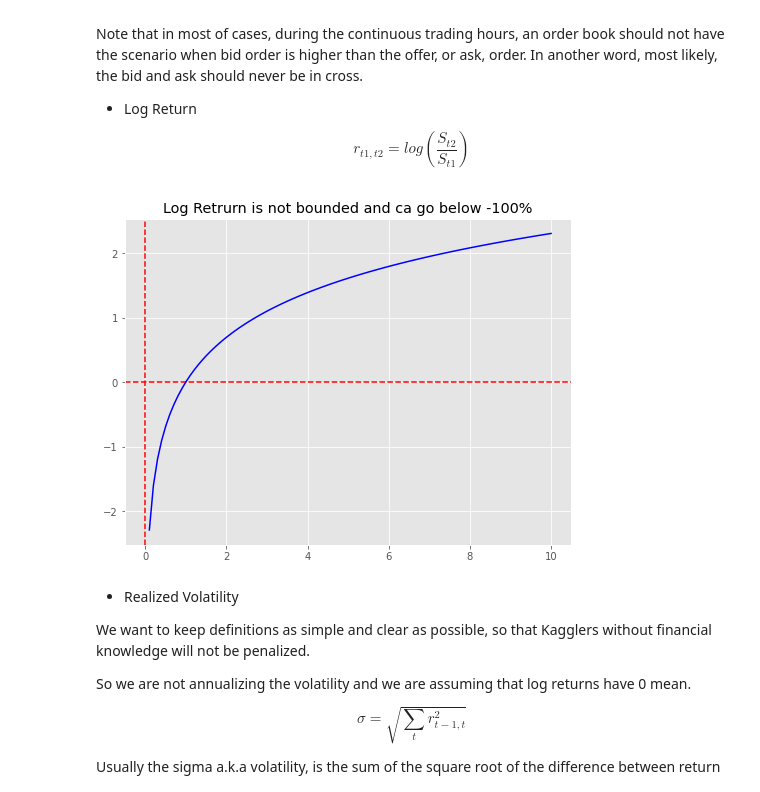
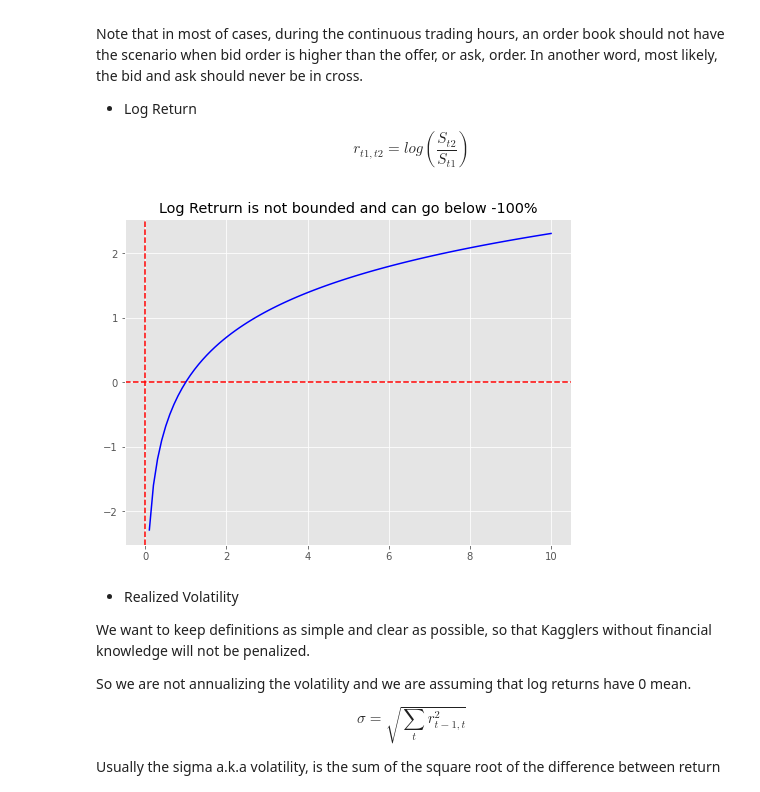
Before and after one commit to KenChiang1997/Optiver-Realized-Volatility-Prediction, a Jupyter notebook: Familiar with Competition DataSet.ipynb, the cells around one changed output. Saved outputs shown, nothing was run; the diff lists cells and outputs as text; code cells hidden in the pictures.

```diff
--- a/Familiar with Competition DataSet.ipynb
+++ b/Familiar with Competition DataSet.ipynb
@@ -109,13 +109,13 @@ $$ r_{t1,t2} = log(\frac{S_{t2}}{S_{t1}}) $$
 # %%
 x = np.linspace(0,10,100)
 fig,ax = plt.subplots(figsize=(8,6))
-ax.set_title('Log Retrurn is not bounded and ca go below -100%')
+ax.set_title('Log Retrurn is not bounded and can go below -100%')
 ax.axhline(0,color='red',linestyle='--')
 ax.axvline(0,color='red',linestyle='--')
 ax.plot(x,np.log(x),color='blue')
 plt.show()
 # %% [output]
-[figure, old version]
+[figure, new version]
 # %% [markdown]
 - Realized Volatility
 
```
